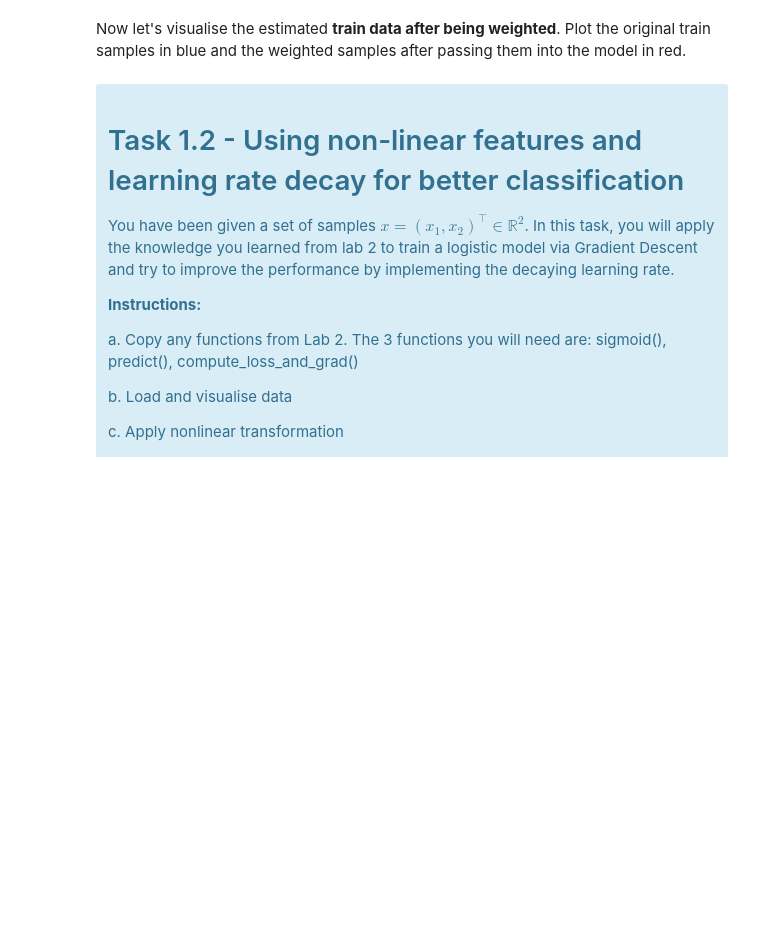
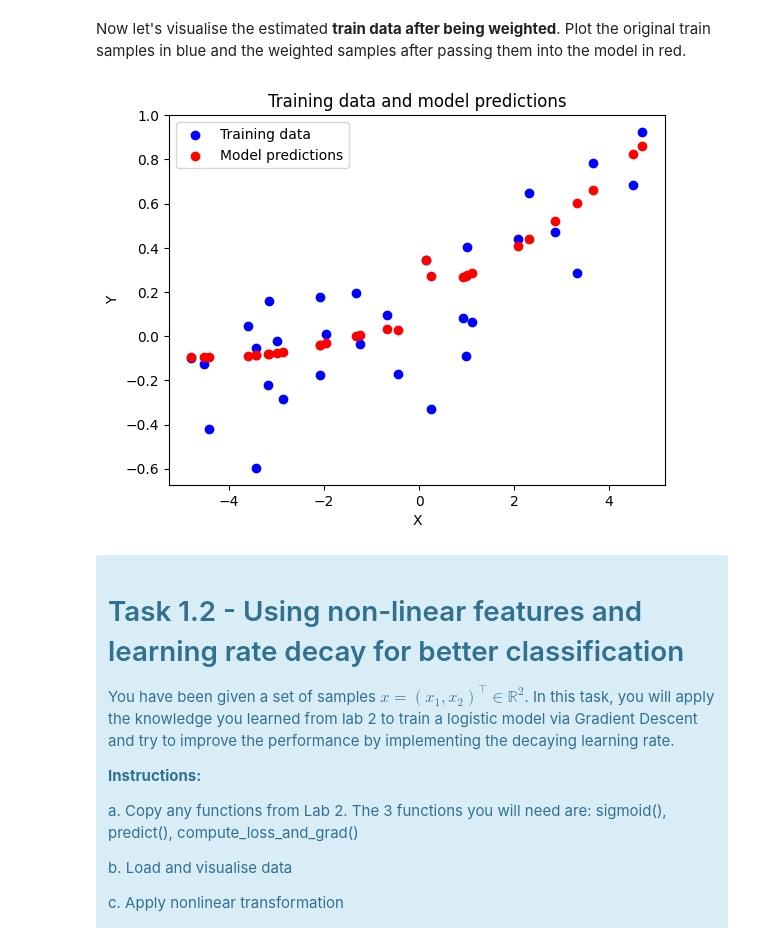
Before and after one commit to sqooid/ece4179-neural-networks, a Jupyter notebook: assignment/Task_1_Student.ipynb, the cells around one changed output. Drawn from its saved outputs; the diff is of its cells as text; code cells hidden in the pictures; blank space fills up the shorter version.

```diff
--- a/assignment/Task_1_Student.ipynb
+++ b/assignment/Task_1_Student.ipynb
@@ -73,24 +73,26 @@ $$ \hat{\alpha_i} = exp(-\sigma||y_i^{noisy} - \hat{y_i}||^2) $$
 # The output will be the least square's calculated coefficients
 # It is recommended you use the least squares formula which has been derived in the lectures when calculating your linear regression coefficients
 
-def weighted_LS(X, Y, A=np.empty(0)):
 
+def weighted_LS(X, Y, A=None):
+    if A is None:
+        A = np.identity(X.shape[0])
+    w = np.linalg.inv(X.T @ A @ X) @ X.T @ A @ Y
 
-    ???
+    return w
 
-
-    return ??? # Return optimal weight
 
 # Function to calculate the error
 # We are using least squares to calculate error (i.e., MSE)
 # This is basically the euclidean distance for the error measure
 
+
 def error_linear_model(X, w, Y):
 
     # Define MSE loss
+    loss = np.mean((w.T @ X - Y) ** 2)
 
-
-    return ???
+    return loss
 # %% [markdown]
 ## (b) Iterative weighted linear regression
 # %% [markdown]
@@ -120,20 +131,29 @@ Since the data is non-linear, let's create non-linear features with the mapping:
 # %%
 # Create non-linear features, do it for both train and validation data
 
-???
+x_trn_aug = np.vstack([np.ones(X_trn.shape), X_trn, X_trn**2, 1 / X_trn]).T
+x_val_aug = np.vstack([np.ones(X_val.shape), X_val, X_val**2, 1 / X_val]).T
 # %% [markdown]
 Implement iterative weighted linear regression. You have to tune $\sigma$ and $max\_iter$ yourself.
 # %%
 # Iteratively fit the model
 
-max_iter = ??? # Set the max. iteration
+max_iter = 1000
+a = np.identity(x_trn_aug.shape[0])
+sigma = 22
 for num_iter in range(max_iter):
     # Fit a weighted linear regression model
-    ???
+    w = weighted_LS(x_trn_aug, Y_trn, a).reshape(-1, 1)
 
     # Calculate MSE of the model on validation samples
-    err_val = ???
+    old_err = err_val
+    err_val = error_linear_model(x_val_aug.T, w, Y_val)
     print(f"Error at iteration {num_iter}: {err_val:.4f}")
+    if np.abs(old_err - err_val) < 0.00001:
+        print("early stop")
+        break
 
     # Obtain the weight of the train samples
-    ???
+    y_hat = w.T @ x_trn_aug.T
+    for i in range(len(Y_trn)):
+        a[i, i] = np.exp(-sigma * (Y_trn[i] - y_hat[0, i]) ** 2)
@@ -146,3 +171,16 @@ Now let's visualise the estimated **train data after being weighted**. Plot the
+# %%
+# Plot results.
+
+plt.figure()
+plt.scatter(X_trn, Y_trn, color="blue")
+plt.title("Training data and model predictions")
+plt.scatter(X_trn, w.T @ x_trn_aug.T, color="red")
+plt.xlabel("X")
+plt.ylabel("Y")
+plt.legend(["Training data", "Model predictions"])
+plt.show()
+# %% [output]
+[figure, added]
 # %% [markdown]
 <div class="alert alert-block alert-info">
 
```
Also changed, not shown: parts of 4 cells of this notebook, 1 other file.
